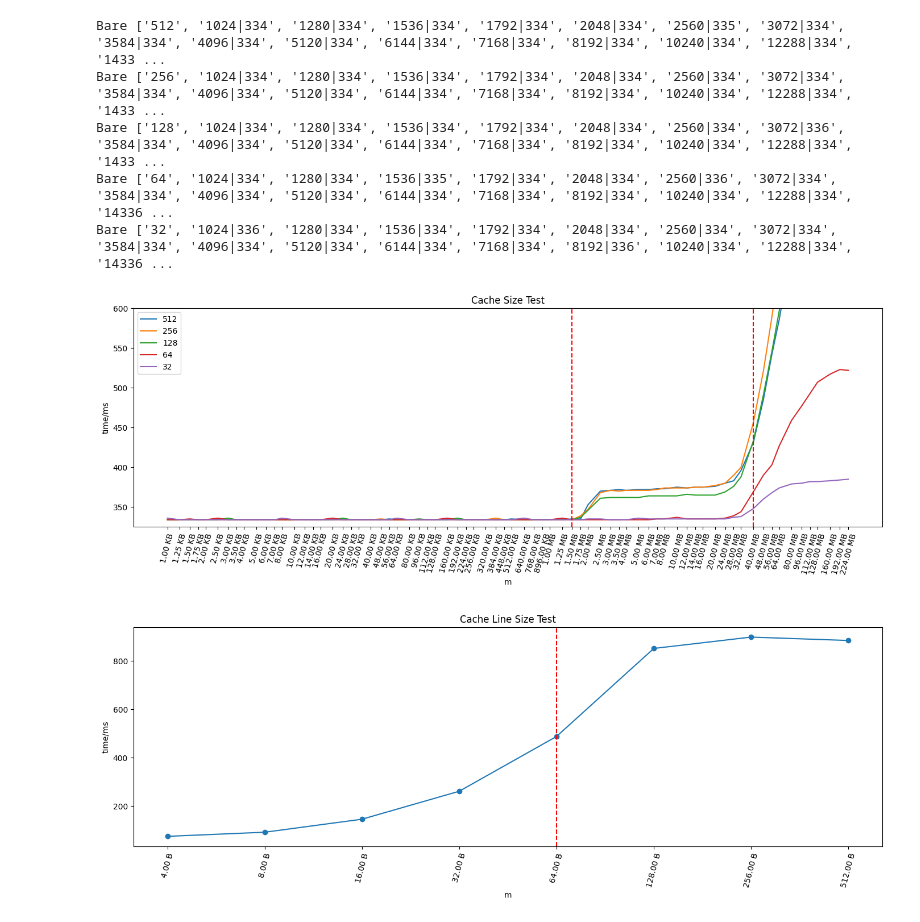
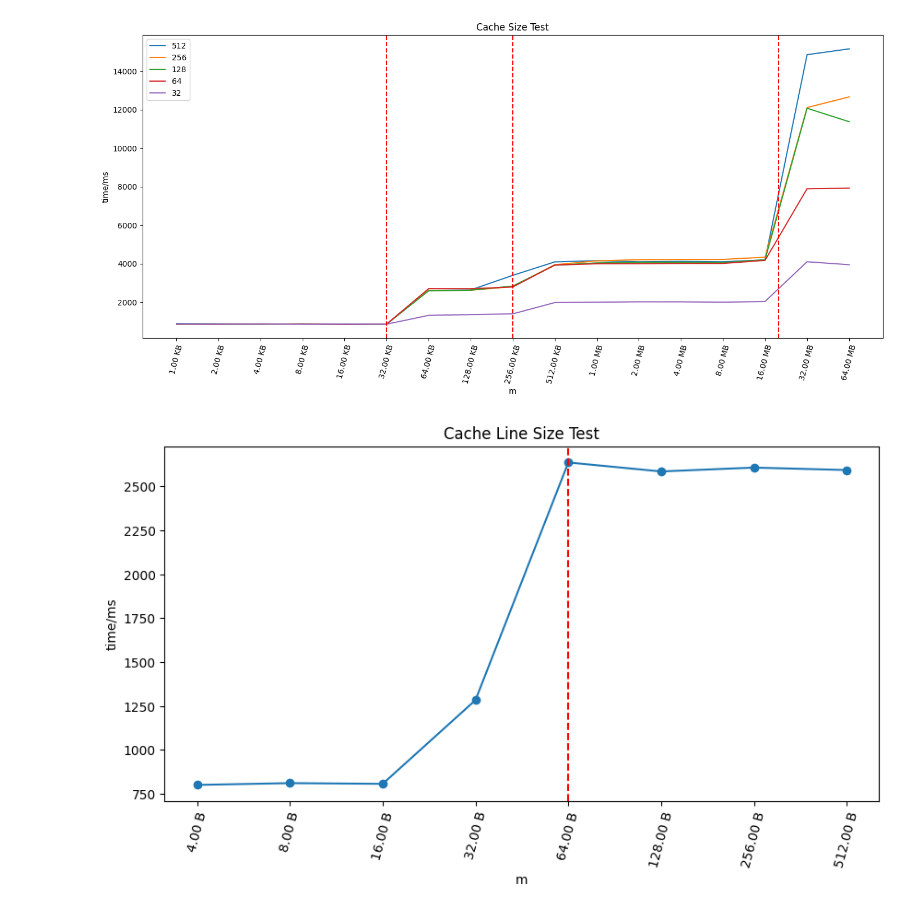
Before and after one commit to Btlmd/ca_lab2, a Jupyter notebook: plot.ipynb, the cells around one changed output. Saved outputs shown, nothing was run; the diff lists cells and outputs as text; code cells hidden in the pictures.

Commit message:
update results in zeus

```diff
--- a/plot.ipynb
+++ b/plot.ipynb
@@ -3,6 +3,10 @@ import matplotlib.pyplot as plt
 import numpy as np
 from matplotlib.ticker import ScalarFormatter, FuncFormatter
 from typing import List, Tuple
+from pathlib import Path
+
+assets = Path('assets')
+assets.mkdir(exist_ok=True)
 # %%
 # Custom tick formatter function
 def format_bytes(x, pos):
@@ -41,15 +53,18 @@ def display(log_path, _x, y, t, high_light: List[int]=None, formatter=format_byt
     plt.show()
 # %%
 def display_multi(log_path, _x, y, t, high_light: List[int]=None, formatter=format_bytes, log=True, marker="o"):
-    with open(log_path) as f:
+    with open(log_path + ".txt") as f:
         bare = f.read().split("-\n")[1:]
     groups = {}
     for lines in bare:
         splitted_lines = lines.split("\n")
-        print("Bare", splitted_lines)
+        splitted_lines = [x for x in splitted_lines if x]
+        # print("Bare", splitted_lines)
         groups[splitted_lines[0]] = np.array([[float(x) for x in y.split("|")] for y in splitted_lines[1:] if y])
 
-    plt.figure(figsize=(17, 5))
+    # print(groups)
+
+    fig = plt.figure(figsize=(17, 7))
     for k, lines in groups.items():
         plt.plot(lines[:, 0], lines[:, 1], marker=marker, label=str(k))
     if log:
@@ -67,26 +82,22 @@ def display_multi(log_path, _x, y, t, high_light: List[int]=None, formatter=form
         for x in high_light:
             plt.axvline(x=x, color="red", linestyle="--")
 
-    plt.ylim(325, 600)
     plt.xlabel(_x)
     plt.ylabel(y)
     plt.title(t)
     plt.legend()
+    fig.savefig(assets / f"{log_path}.png", bbox_inches='tight')
     plt.show()
 # %%
-display_multi("result_cache_size.txt", "m", "time/ms", "Cache Size Test", [
-    1.5 * 1024 * 1024,
-    40 * 1024 * 1024,
+display_multi("result_cache_size", "m", "time/ms", "Cache Size Test", [
+    32 * 1024,
+    256 * 1024,
+    20 * 1024 * 1024
 ], marker=None)
 # %% [output]
-Bare ['512', '1024|334', '1280|334', '1536|334', '1792|334', '2048|334', '2560|335', '3072|334', '3584|334', '4096|334', '5120|334', '6144|334', '7168|334', '8192|334', '10240|334', '12288|334', '1433 ...
-Bare ['256', '1024|334', '1280|334', '1536|334', '1792|334', '2048|334', '2560|334', '3072|334', '3584|334', '4096|334', '5120|334', '6144|334', '7168|334', '8192|334', '10240|334', '12288|334', '1433 ...
-Bare ['128', '1024|334', '1280|334', '1536|334', '1792|334', '2048|334', '2560|334', '3072|336', '3584|334', '4096|334', '5120|334', '6144|334', '7168|334', '8192|334', '10240|334', '12288|334', '1433 ...
-Bare ['64', '1024|334', '1280|334', '1536|335', '1792|334', '2048|334', '2560|336', '3072|334', '3584|334', '4096|334', '5120|334', '6144|334', '7168|334', '8192|334', '10240|334', '12288|334', '14336 ...
-Bare ['32', '1024|336', '1280|334', '1536|334', '1792|334', '2048|334', '2560|334', '3072|334', '3584|334', '4096|334', '5120|334', '6144|334', '7168|334', '8192|336', '10240|334', '12288|334', '14336 ...
-[figure, old version]
+[figure, new version]
 # %%
-display("result_cache_line_size.txt", "m", "time/ms", "Cache Line Size Test", [64])
+display("result_cache_line_size", "m", "time/ms", "Cache Line Size Test", [64])
 # %% [output]
-[figure, old version]
+[figure, new version]
 # %%
```
Also changed, not shown: parts of 3 cells of this notebook, 16 other files.
